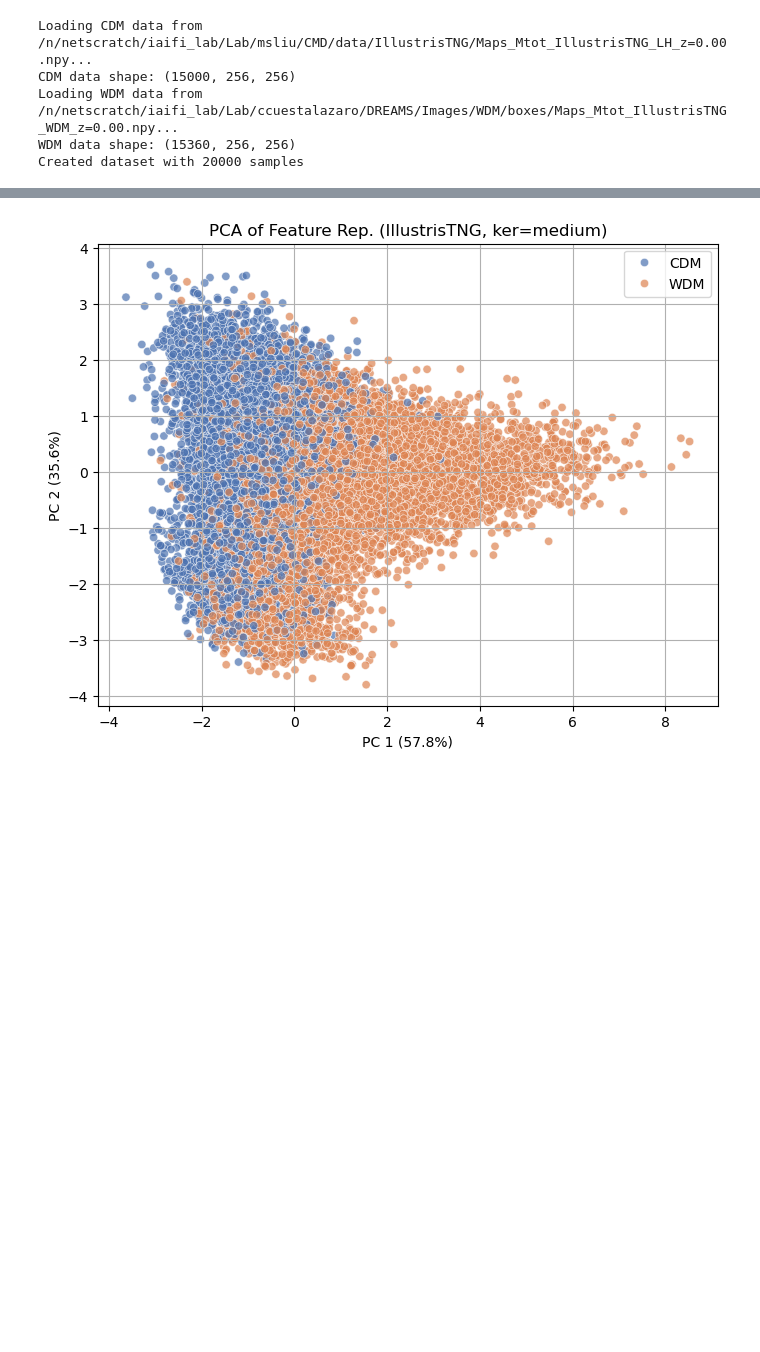
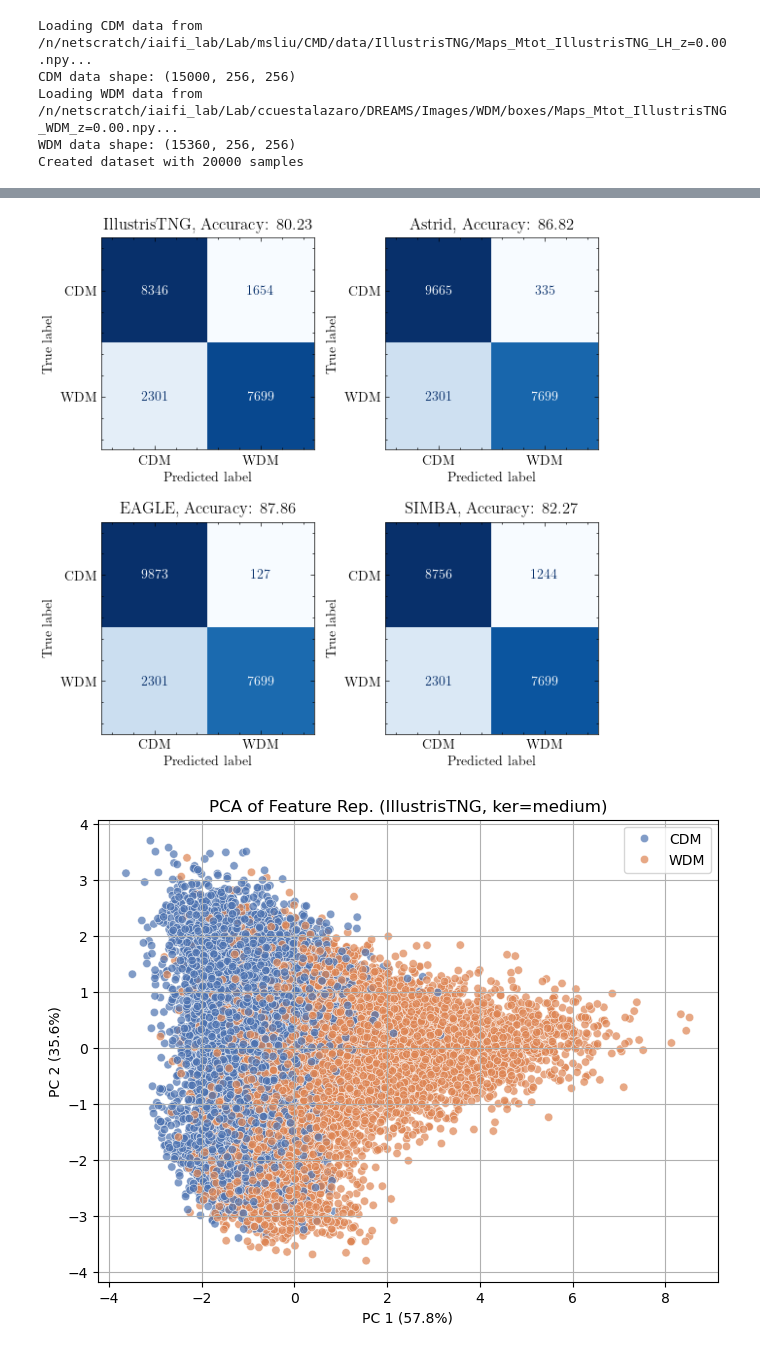
Before and after one commit to mingshauliu/DMLatent, a Jupyter notebook: small_net/test.ipynb, the cells around one changed output, grey strips where cells are left out. Drawn from its saved outputs; the diff is of its cells as text; code cells hidden in the pictures; blank space fills up the shorter version.

Commit message:
FM 4 channels and paper plots

```diff
--- a/small_net/test.ipynb
+++ b/small_net/test.ipynb
@@ -132,0 +133,85 @@ plt.show()
+# %%
+import matplotlib.pyplot as plt
+import numpy as np
+from sklearn.metrics import confusion_matrix, accuracy_score
+from sklearn.metrics import ConfusionMatrixDisplay
+import torch
+import torch.nn as nn
+from torch.utils.data import DataLoader
+import random
+import scienceplots
+
+plt.style.use('science')
+models = ['IllustrisTNG', 'Astrid', 'EAGLE', 'SIMBA']
+wdm_file = '/n/netscratch/iaifi_lab/Lab/ccuestalazaro/DREAMS/Images/WDM/boxes/Maps_Mtot_IllustrisTNG_WDM_z=0.00.npy'
+all_indices = random.sample(range(15000), 10000)
+
+val_test_transform = SimpleResize(
+    size=(256, 256),
+    apply_log=True  # Keep log scale
+)
+
+# --- Set Device ---
+device = torch.device("cuda" if torch.cuda.is_available() else "cpu")
+
+# --- Load Model ---
+model = WDMClassifierLarge().to(device)
+checkpoint = torch.load("best_cnn_model_blur_0_large.pt", map_location=device, weights_only=True)
+model.load_state_dict(checkpoint["model_state_dict"])
+model.eval()
+
+# Create figure with proper size
+fig, axes = plt.subplots(2, 2, figsize=(6, 6))
+# fig.suptitle('Confusion Matrices for Different CDM Models', fontsize=16)
+
+for i, cdm_model in enumerate(models):
+    cdm_file = f'/n/netscratch/iaifi_lab/Lab/msliu/CMD/data/{cdm_model}/Maps_Mtot_{cdm_model}_LH_z=0.00.npy'
+    test_dataset = load_dataset(all_indices, transform=val_test_transform, cdm_file=cdm_file, wdm_file=wdm_file)
+    test_loader = DataLoader(test_dataset, batch_size=64, shuffle=False, num_workers=1, pin_memory=True)
+
+    # --- Inference and Feature Extraction ---
+    all_preds, all_labels, softscores = [], [], []
+
+    with torch.no_grad():
+        for batch in test_loader:
+            x, y = batch
+            x, y = x.to(device), y.to(device)
+
+            # Feature extraction
+            feats = model.features(x)
+            pooled = nn.AdaptiveAvgPool2d((1, 1))(feats)  # [B, 128, 1, 1]
+            flat_feats = torch.flatten(pooled, 1)         # [B, 128]
+
+            # Classifier
+            logits = model.classifier[3](flat_feats).squeeze(1)
+            probs = torch.sigmoid(logits)
+            preds = (probs > 0.5).float()
+
+            # Store outputs
+            softscores.extend(probs.cpu().numpy())
+            all_preds.extend(preds.cpu().numpy())
+            all_labels.extend(y.cpu().numpy())
+
+    softscores = np.array(softscores)
+    all_preds = np.array(all_preds)
+    all_labels = np.array(all_labels)
+
+    # --- Confusion Matrix ---
+    cm = confusion_matrix(all_labels, all_preds)
+    acc = accuracy_score(all_labels, all_preds)
+
+    # Calculate subplot position
+    row = i // 2
+    col = i % 2
+
+    # Create confusion matrix display on the specific subplot
+    plt.subplot(2, 2, i + 1)
+    disp = ConfusionMatrixDisplay(confusion_matrix=cm, display_labels=["CDM", "WDM"])
+    disp.plot(ax=plt.gca(), cmap="Blues", colorbar=False)  # Remove individual colorbars
+    plt.title(f"{cdm_model}, Accuracy: {acc*100:.2f}%")
+
+# Adjust layout and save
+plt.tight_layout()
+plt.savefig('cm_grid.png', dpi=300, bbox_inches='tight')
+plt.show()
+# %% [output]
@@ -133,3 +238,4 @@ plt.show()
+[figure, added]
 # %%
 from sklearn.decomposition import PCA
 
```
Also changed, not shown: parts of 4 cells of this notebook, 45 other files.
